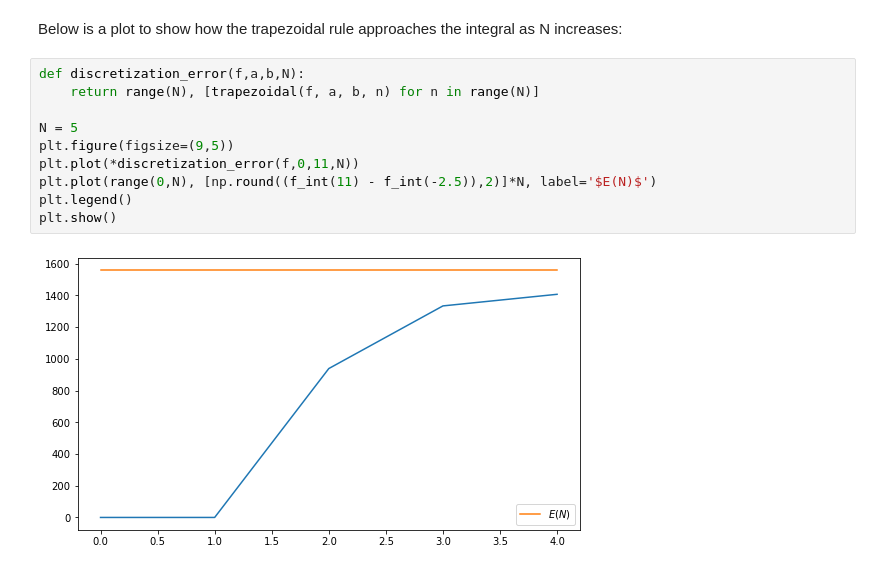
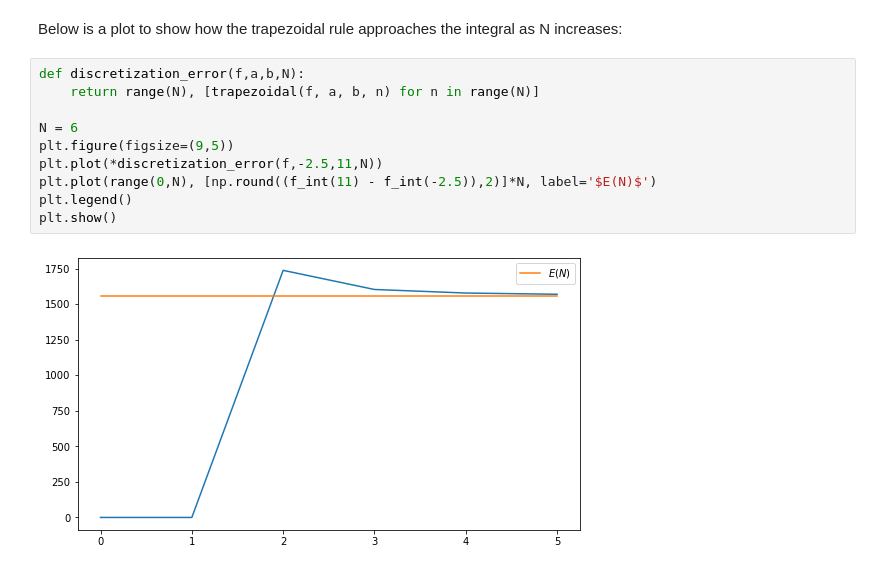
Before and after one commit to christianatanasov/algodisco, a Jupyter notebook: computers_do_calculus/trapezoidal_rule.ipynb, the cells around one changed output. Saved outputs shown, nothing was run; the diff lists cells and outputs as text.

```diff
--- a/computers_do_calculus/trapezoidal_rule.ipynb
+++ b/computers_do_calculus/trapezoidal_rule.ipynb
@@ -44,12 +44,12 @@ Below is a plot to show how the trapezoidal rule approaches the integral as N in
 # %%
 def discretization_error(f,a,b,N):
     return range(N), [trapezoidal(f, a, b, n) for n in range(N)]
 
-N = 5
+N = 6
 plt.figure(figsize=(9,5))
-plt.plot(*discretization_error(f,0,11,N))
+plt.plot(*discretization_error(f,-2.5,11,N))
 plt.plot(range(0,N), [np.round((f_int(11) - f_int(-2.5)),2)]*N, label='$E(N)$')
 plt.legend()
 plt.show()
 # %% [output]
-[figure, old version]
+[figure, new version]
```
